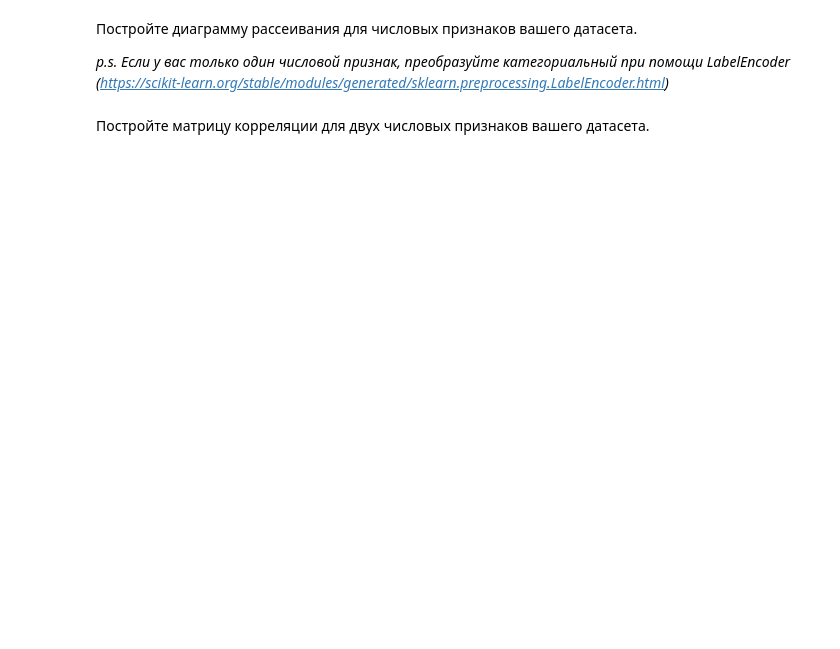
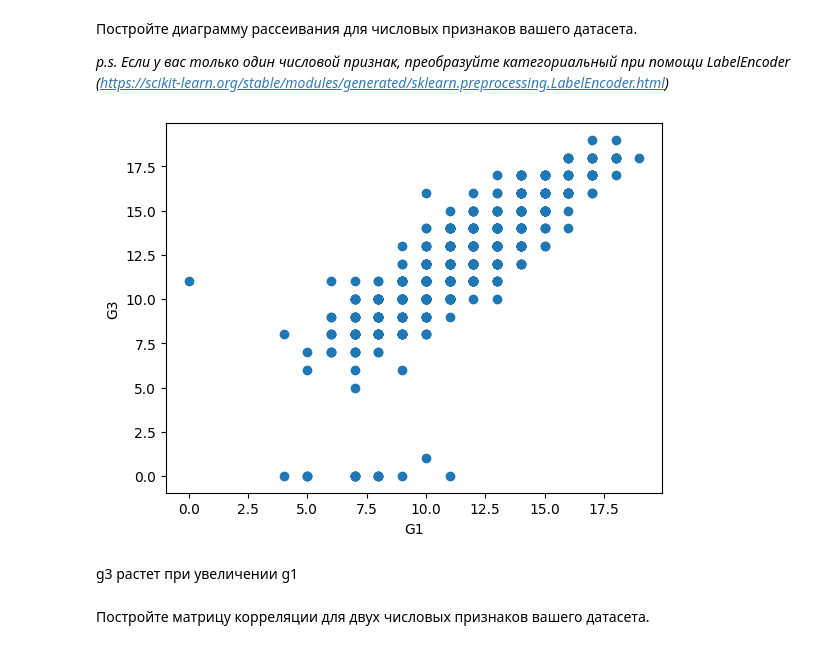
Before and after one commit to KOT1HATOP/ml_labs, a Jupyter notebook: lab2/Задание_2.ipynb, the cells around one changed output. Cells and saved outputs as stored; diff of their text form; code cells hidden in the pictures; blank space fills up the shorter version.

```diff
--- a/lab2/Задание_2.ipynb
+++ b/lab2/Задание_2.ipynb
@@ -205,2 +208,11 @@ import matplotlib.pyplot as plt
+# %%
+plt.scatter(x=df["G1"],y=df["G3"])
+plt.xlabel("G1")
+plt.ylabel("G3")
+plt.show()
+# %% [output]
+[figure, added]
+# %% [markdown]
+g3 растет при увеличении g1
 # %% [markdown]
 Постройте матрицу корреляции для двух числовых признаков вашего датасета.
```
Also changed, not shown: parts of 13 cells of this notebook.
